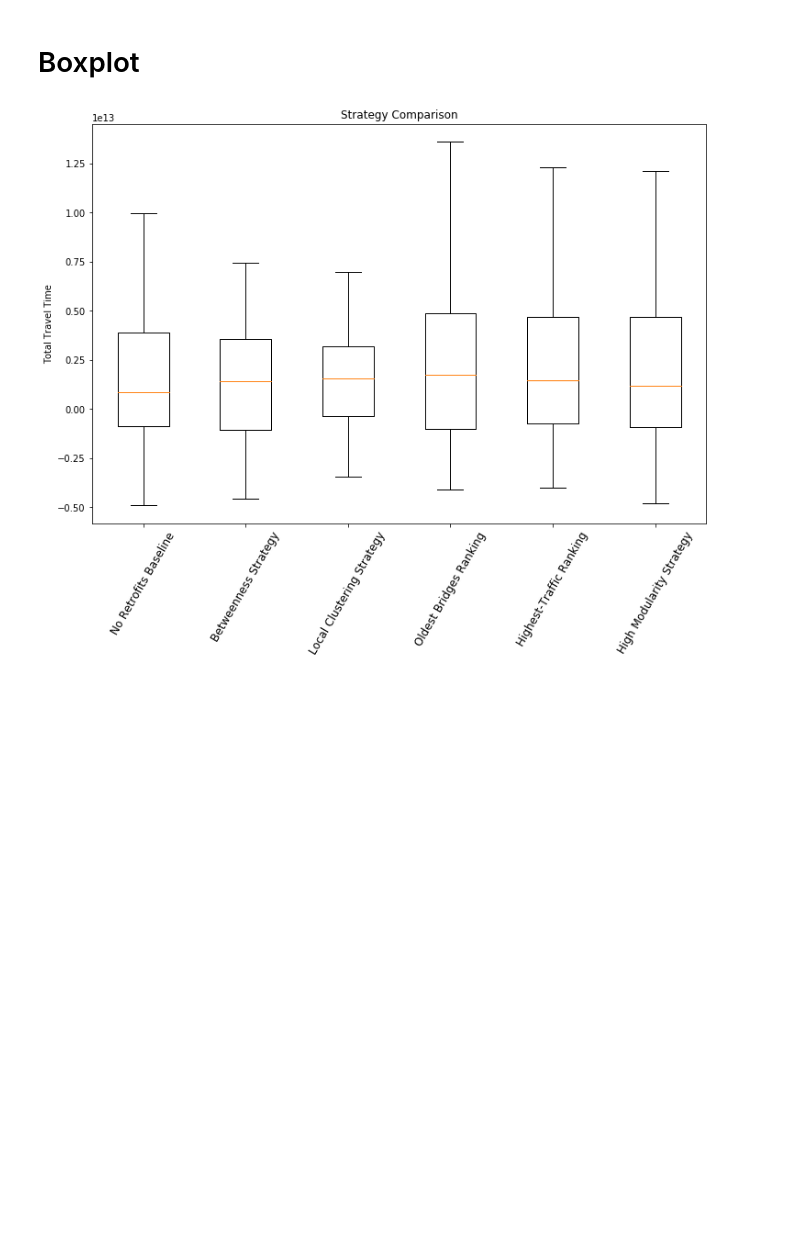
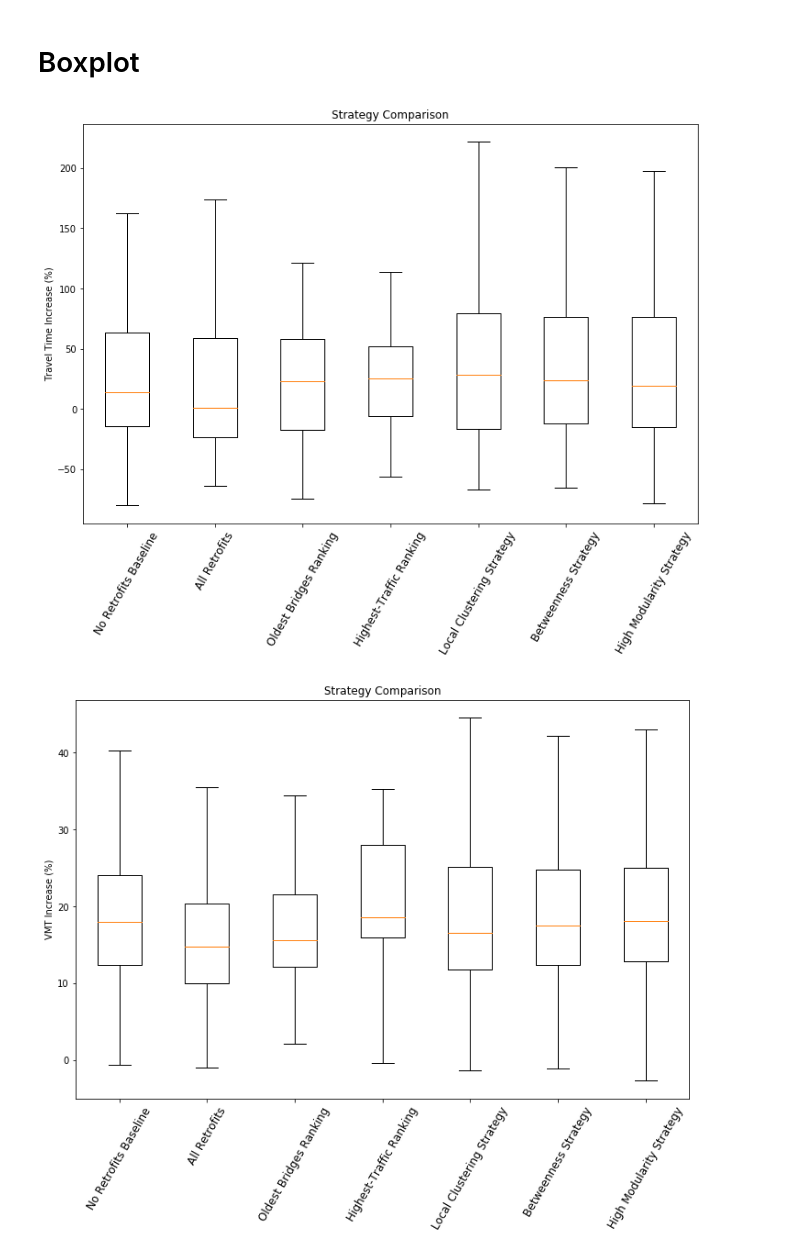
Before and after one commit to rsyoung96/bridgenet, a Jupyter notebook: Results_analysis.ipynb, the cells around one changed output. Saved outputs shown, nothing was run; the diff lists cells and outputs as text; code cells hidden in the pictures; blank space fills up the shorter version.

```diff
--- a/Results_analysis.ipynb
+++ b/Results_analysis.ipynb
@@ -22,8 +22,8 @@ with open('traffic_output_rets.csv', 'r') as output_file:
         pkl_file = row[1]
         for strat in strategies:
             if strat in pkl_file:
-                vmt[strat].append(float(row[5])-float(row[4]))
-                total_time[strat].append(float(row[3])-float(row[2]))
+                vmt[strat].append(100*(float(row[5])-float(row[4]))/float(row[4]))
+                total_time[strat].append(100*(float(row[3])-float(row[2]))/float(row[2]))
                 break
 
 with open('traffic_outputs_norets_125.csv', 'r') as output_file:
@@ -31,16 +31,16 @@ with open('traffic_outputs_norets_125.csv', 'r') as output_file:
     #next(reader)
     for row in reader:
         pkl_file = row[1]
-        vmt['none'].append(float(row[5])-float(row[4]))
-        total_time['none'].append(float(row[3])-float(row[2]))
+        vmt['none'].append(100*(float(row[5])-float(row[4]))/float(row[4]))
+        total_time['none'].append(100*(float(row[3])-float(row[2]))/float(row[2]))
 
-with open('test_output_all.csv', 'r') as output_file:
+with open('traffic_output_rets_all.csv', 'r') as output_file:
     reader = csv.reader(output_file)
     #next(reader)
     for row in reader:
         pkl_file = row[1]
-        vmt['all'].append(float(row[5])-float(row[4]))
-        total_time['all'].append(float(row[3])-float(row[2]))
+        vmt['all'].append(100*(float(row[5])-float(row[4]))/float(row[4]))
+        total_time['all'].append(100*(float(row[3])-float(row[2]))/float(row[2]))
 
 full_titles = {'none': 'No Retrofits Baseline',
                'all': 'All Retrofits',
@@ -95,16 +95,18 @@ count = 1
 plt.figure(figsize=(13,17))
 for strat in strategies:
     plt.subplot(len(strategies), 2, count)
-    plt.hist(total_time[strat], range=(-5e12, 2e13), bins=15)
+    plt.hist(total_time[strat], range=(-100, 400), bins=15)
     plt.title(full_titles[strat])
-    plt.xlabel('Total Travel Time')
+    plt.xlabel('Travel Time Increase (%)')
     plt.ylabel('Frequency')
+    plt.axvline(np.mean(total_time[strat]), color='k', linestyle='dashed', linewidth=1)
 
     plt.subplot(len(strategies), 2, count+1)
-    plt.hist(vmt[strat], range=(-1e7, 6e7), bins=15)
+    plt.hist(vmt[strat], range=(-10, 60), bins=15)
     plt.title(full_titles[strat])
-    plt.xlabel('VMT')
+    plt.xlabel('VMT Increase (%)')
     plt.ylabel('Frequency')
+    plt.axvline(np.mean(vmt[strat]), color='k', linestyle='dashed', linewidth=1)
 
     count += 2
 
@@ -117,12 +119,23 @@ plt.show()
 # %%
 plt.figure(figsize=(12, 8))
 full_data = [total_time[strat] for strat in strategies]
 plt.boxplot(full_data, 0, '')
 plt.title('Strategy Comparison')
-plt.ylabel('Total Travel Time')
+plt.ylabel('Travel Time Increase (%)')
 ax = plt.gca()
-titles_array = [v for k,v in full_titles.items()]
+titles_array = [full_titles[strat] for strat in strategies]
 ax.set_xticklabels(titles_array, rotation = 60, size=12)
 plt.show()
+
+plt.figure(figsize=(12, 8))
+full_data = [vmt[strat] for strat in strategies]
+plt.boxplot(full_data, 0, '')
+plt.title('Strategy Comparison')
+plt.ylabel('VMT Increase (%)')
+ax = plt.gca()
+titles_array = [full_titles[strat] for strat in strategies]
+ax.set_xticklabels(titles_array, rotation = 60, size=12)
+plt.show()
 # %% [output]
-[figure, old version]
+[figure, new version]
+[figure, added]
```
Also changed, not shown: parts of 3 cells of this notebook.
